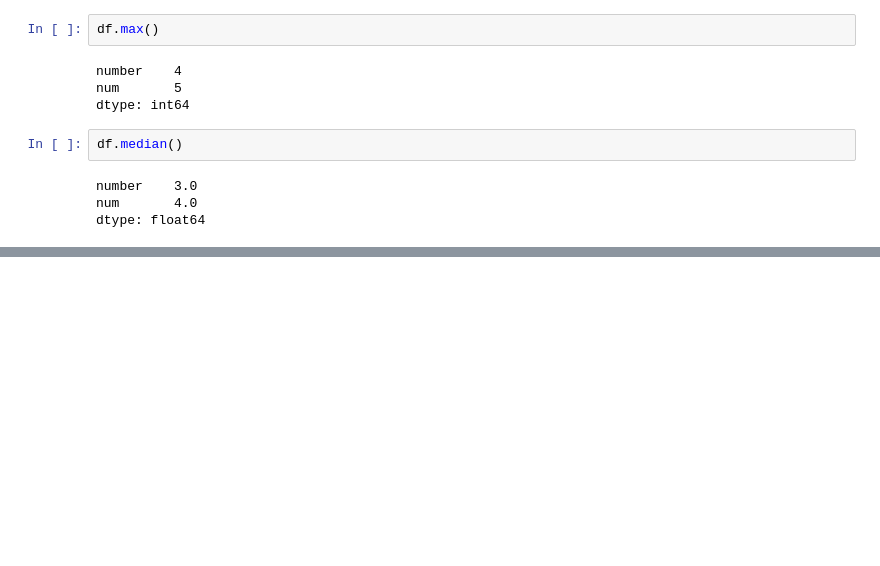
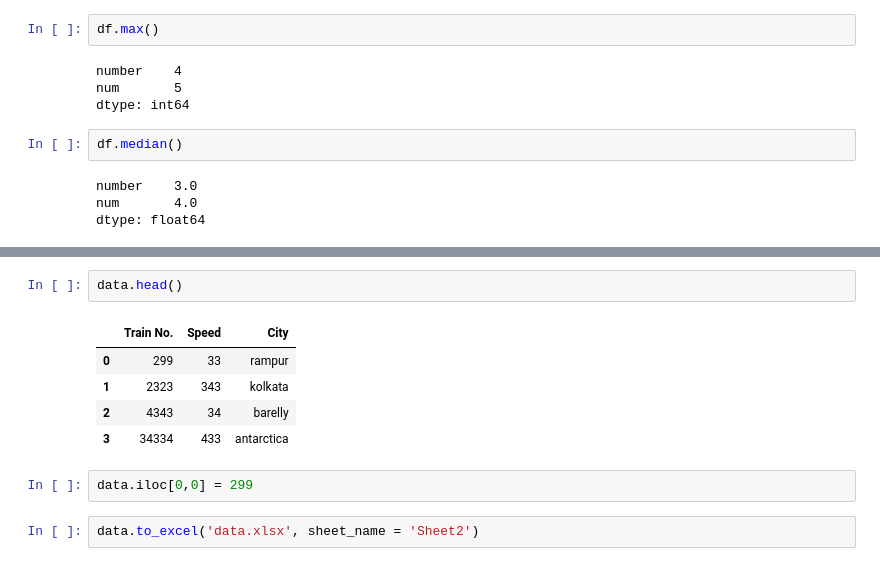
Before and after one commit to georgepr0xy/Pandas, a Jupyter notebook: pads.ipynb, the cells around one changed output, grey strips where cells are left out. Drawn from its saved outputs; the diff is of its cells as text; blank space fills up the shorter version.

```diff
--- a/pads.ipynb
+++ b/pads.ipynb
@@ -659,0 +672,12 @@ dtype: float64
+# %%
+data.head()
+# %% [output]
+|  | Train No. | Speed | City |
+| 0 | 299 | 33 | rampur |
+| 1 | 2323 | 343 | kolkata |
+| 2 | 4343 | 34 | barelly |
+| 3 | 34334 | 433 | antarctica |
+# %%
+data.iloc[0,0] = 299
+# %%
+data.to_excel('data.xlsx', sheet_name = 'Sheet2')
```
Also changed, not shown: parts of 3 cells of this notebook, 1 other file.
